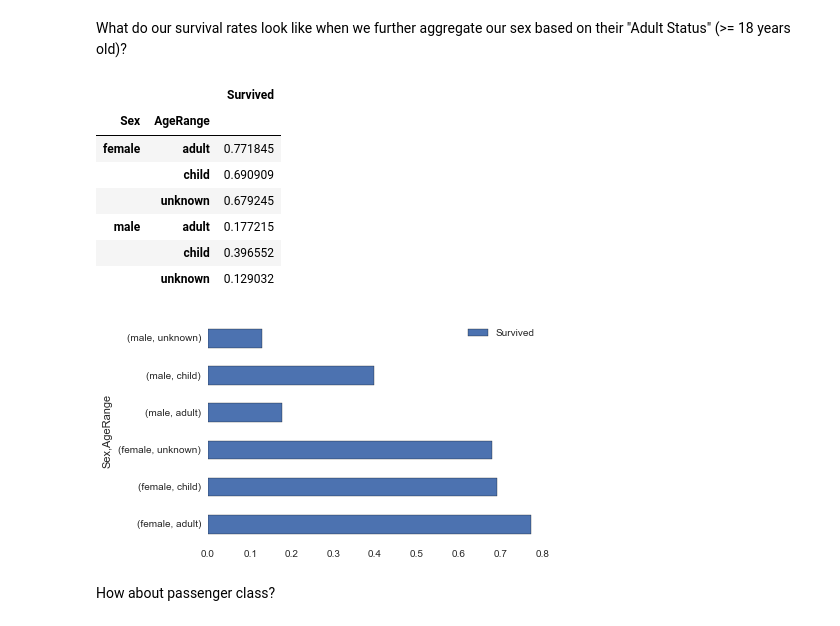
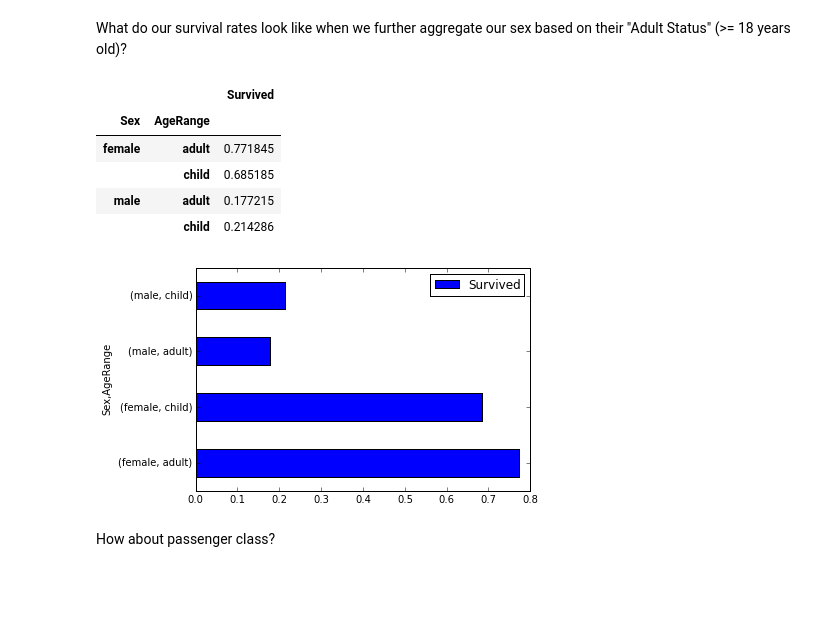
Before and after one commit to tiy-gvl-python/titanic, a Jupyter notebook: titanic_prediction.ipynb, the cells around one changed output. Saved outputs shown, nothing was run; the diff lists cells and outputs as text; code cells hidden in the pictures; blank space fills up the shorter version.

```diff
--- a/titanic_prediction.ipynb
+++ b/titanic_prediction.ipynb
@@ -120,29 +120,25 @@ age_plot
 --->
 # %%
 def create_age_range(age):
-    if str(age) == "nan":
-        return "unknown"
-    elif age >= 18:
+    if age >= 18:
         return "adult"
     else:
         return "child"
 
 train["AgeRange"] = train["Age"].map(create_age_range)
 
 
 age_sex_survivor_table = pd.pivot_table(train, index=["Sex", "AgeRange"], values=["Survived"])
 age_sex_survivor_table.plot(kind="barh")
 age_sex_survivor_table
 # %% [output]
 |  |  | Survived |
 | Sex | AgeRange |  |
 | female | adult | 0.771845 |
-|  | child | 0.690909 |
-|  | unknown | 0.679245 |
+|  | child | 0.685185 |
 | male | adult | 0.177215 |
-|  | child | 0.396552 |
-|  | unknown | 0.129032 |
+|  | child | 0.214286 |
-[figure, old version]
+[figure, new version]
 # %% [markdown]
 How about passenger class?
 # %% [markdown]
```
Also changed, not shown: parts of 6 cells of this notebook, 1 other file.
